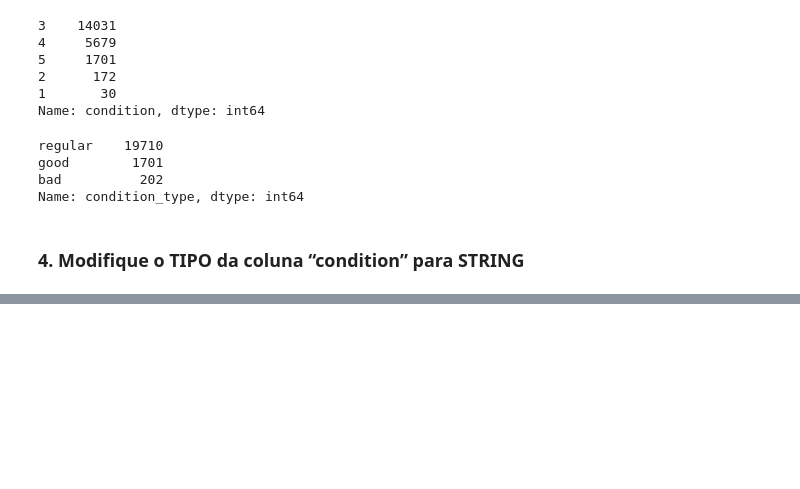
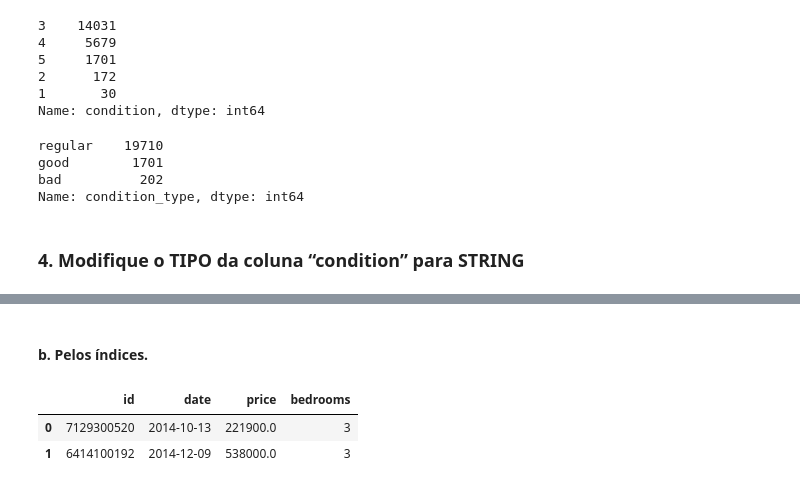
Before and after one commit to AndreAyryloon/HR_Company, a Jupyter notebook: Perguntas_de_negocio_2.ipynb, the cells around one changed output, grey strips where cells are left out. Drawn from its saved outputs; the diff is of its cells as text; code cells hidden in the pictures; blank space fills up the shorter version.

```diff
--- a/Perguntas_de_negocio_2.ipynb
+++ b/Perguntas_de_negocio_2.ipynb
@@ -145,0 +368,9 @@ copia = df.copy()
+# %% [markdown]
+#### b. Pelos índices.
+# %%
+#Filtrando atraves do indice - pd.iloc[linhas, colunas]
+df_copia.iloc[0:2, 0:4]
+# %% [output]
+|  | id | date | price | bedrooms |
+| 0 | 7129300520 | 2014-10-13 | 221900.0 | 3 |
+| 1 | 6414100192 | 2014-12-09 | 538000.0 | 3 |
```
Also changed, not shown: parts of 52 cells of this notebook.
